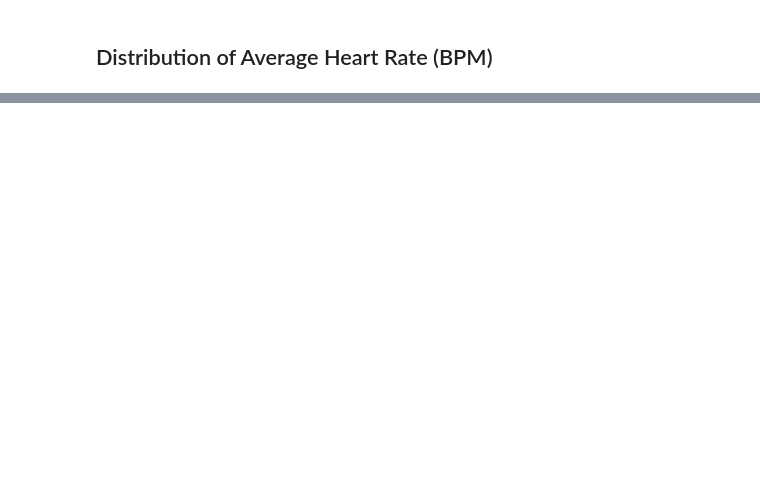
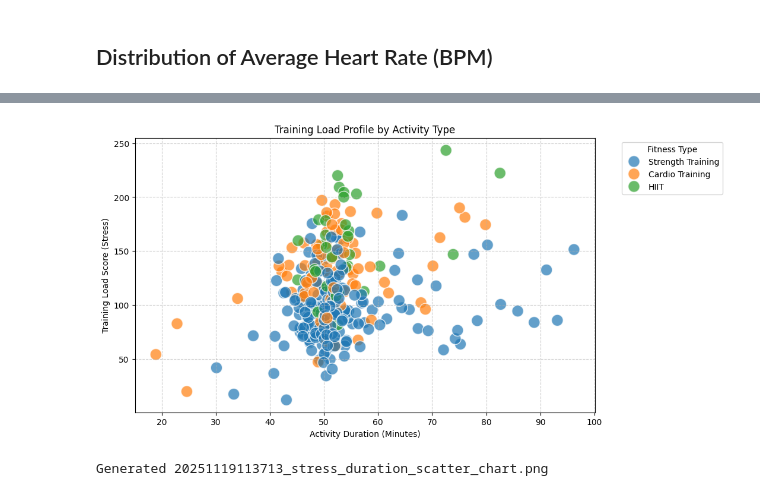
Before and after one commit to thibault2705/garmin-analysis, a Jupyter notebook: notebooks/fitness-summary.ipynb, the cells around one changed output, grey strips where cells are left out. Drawn from its saved outputs; the diff is of its cells as text; code cells hidden in the pictures; blank space fills up the shorter version.

```diff
--- a/notebooks/fitness-summary.ipynb
+++ b/notebooks/fitness-summary.ipynb
@@ -113,0 +115,5 @@ Generated 20251119103603_activities_proportions_pie_chart.png
+# %%
+Fitness.plot_stress_duration_scatter_chart()
+# %% [output]
+[figure, added]
+Generated 20251119113713_stress_duration_scatter_chart.png
```
Also changed, not shown: parts of 8 cells of this notebook, 3 other files.
